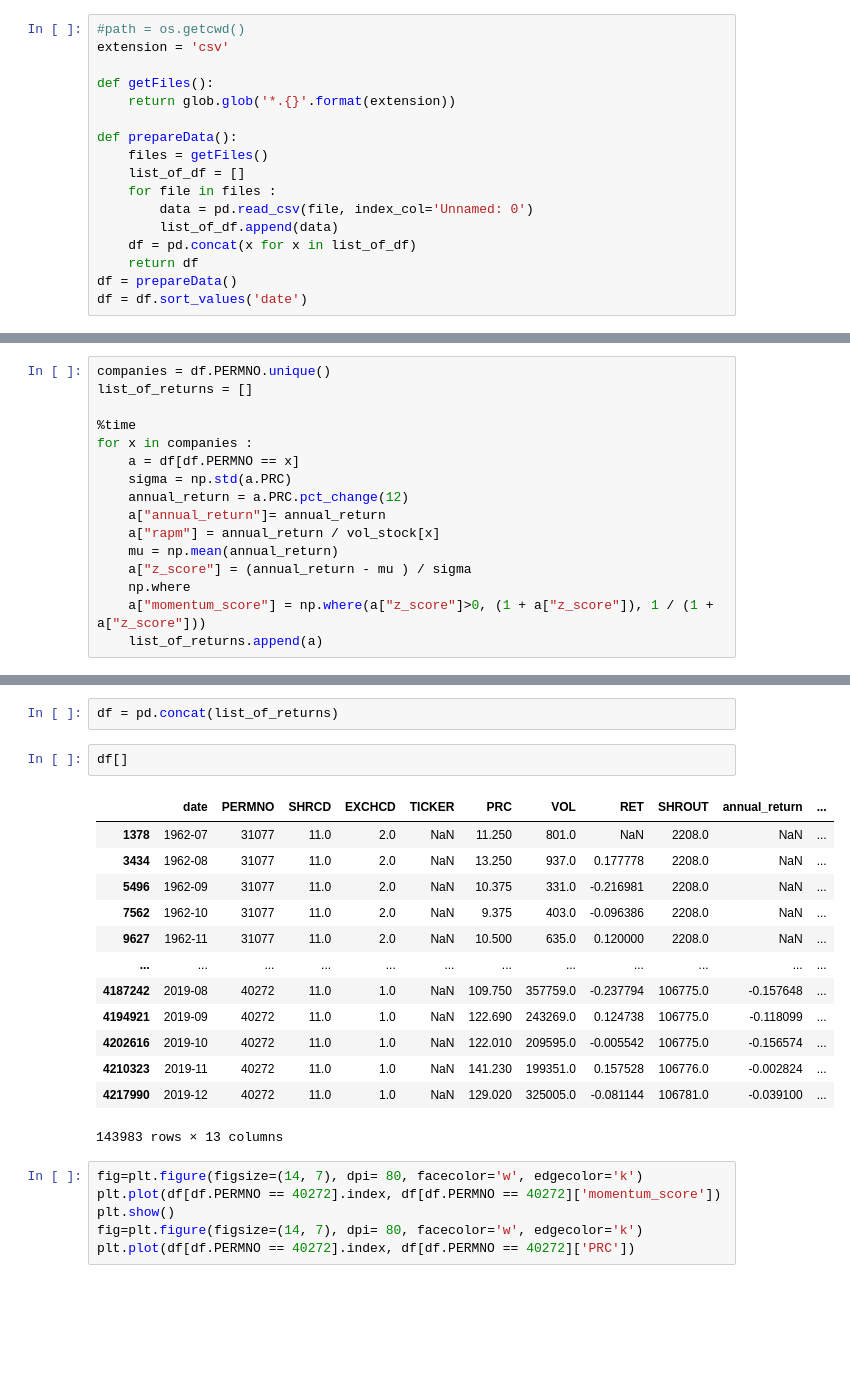
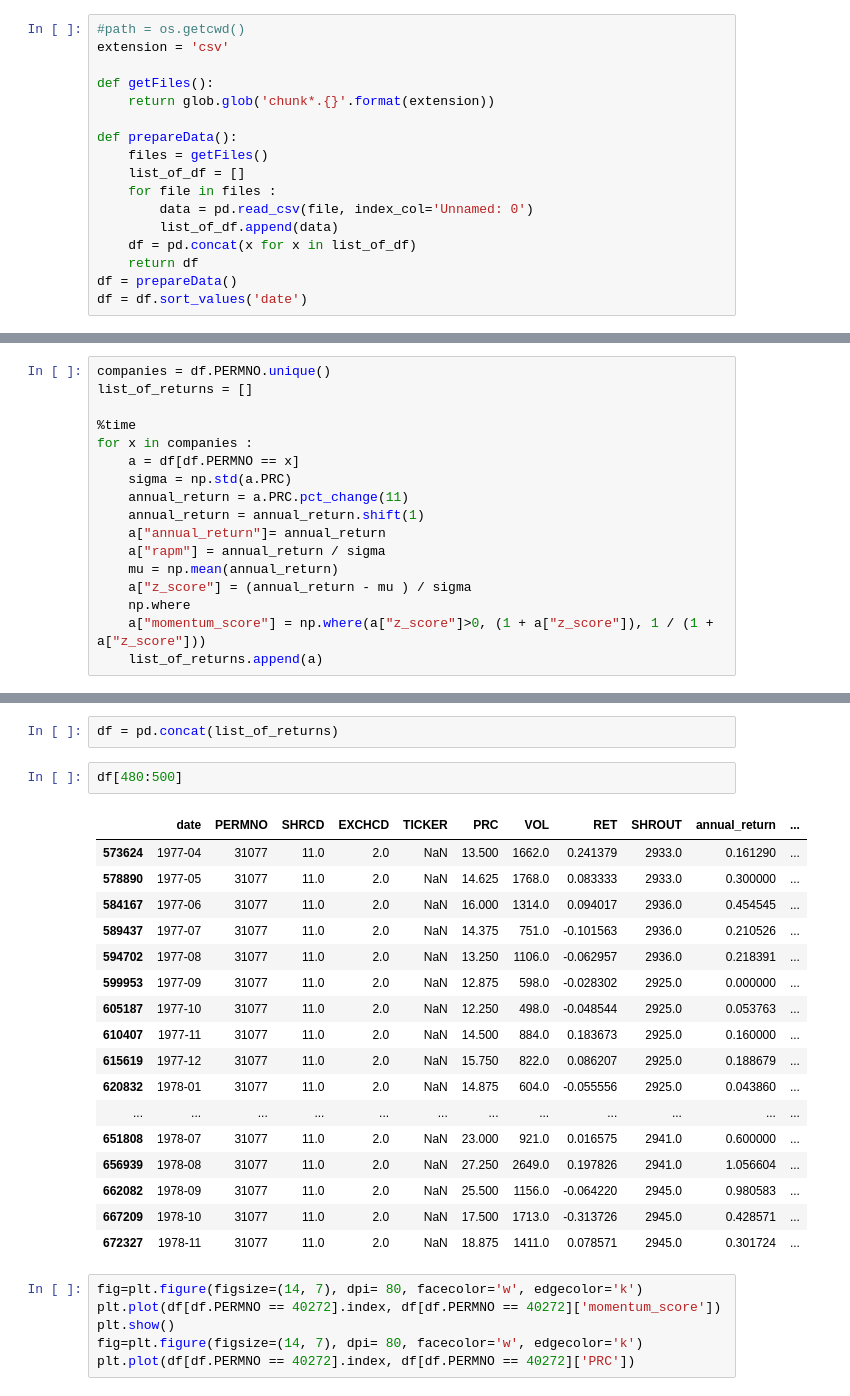
Before and after one commit to nilsjanvier/msc_fbd_portfolflio_trading, a Jupyter notebook: Trading project Midi.ipynb, the cells around one changed output, grey strips where cells are left out. Cells and saved outputs as stored; diff of their text form; blank space fills up the shorter version.

```diff
--- a/Trading project Midi.ipynb
+++ b/Trading project Midi.ipynb
@@ -9,7 +18,7 @@ import matplotlib.pyplot as plt
 extension = 'csv'
 
 def getFiles():
-    return glob.glob('*.{}'.format(extension))
+    return glob.glob('chunk*.{}'.format(extension))
 
 def prepareData():
     files = getFiles()
@@ -92,9 +100,10 @@ list_of_returns = []
 for x in companies :
     a = df[df.PERMNO == x]
     sigma = np.std(a.PRC)
-    annual_return = a.PRC.pct_change(12)
+    annual_return = a.PRC.pct_change(11)
+    annual_return = annual_return.shift(1)
     a["annual_return"]= annual_return
-    a["rapm"] = annual_return / vol_stock[x]
+    a["rapm"] = annual_return / sigma
     mu = np.mean(annual_return)
     a["z_score"] = (annual_return - mu ) / sigma
     np.where
@@ -124,21 +131,25 @@ See the caveats in the documentation: https://pandas.pydata.org/pandas-docs/stab
 # %%
 df = pd.concat(list_of_returns)
 # %%
-df[]
+df[480:500]
 # %% [output]
 |  | date | PERMNO | SHRCD | EXCHCD | TICKER | PRC | VOL | RET | SHROUT | annual_return | ... |
-| 1378 | 1962-07 | 31077 | 11.0 | 2.0 | NaN | 11.250 | 801.0 | NaN | 2208.0 | NaN | ... |
-| 3434 | 1962-08 | 31077 | 11.0 | 2.0 | NaN | 13.250 | 937.0 | 0.177778 | 2208.0 | NaN | ... |
-| 5496 | 1962-09 | 31077 | 11.0 | 2.0 | NaN | 10.375 | 331.0 | -0.216981 | 2208.0 | NaN | ... |
-| 7562 | 1962-10 | 31077 | 11.0 | 2.0 | NaN | 9.375 | 403.0 | -0.096386 | 2208.0 | NaN | ... |
-| 9627 | 1962-11 | 31077 | 11.0 | 2.0 | NaN | 10.500 | 635.0 | 0.120000 | 2208.0 | NaN | ... |
+| 573624 | 1977-04 | 31077 | 11.0 | 2.0 | NaN | 13.500 | 1662.0 | 0.241379 | 2933.0 | 0.161290 | ... |
+| 578890 | 1977-05 | 31077 | 11.0 | 2.0 | NaN | 14.625 | 1768.0 | 0.083333 | 2933.0 | 0.300000 | ... |
+| 584167 | 1977-06 | 31077 | 11.0 | 2.0 | NaN | 16.000 | 1314.0 | 0.094017 | 2936.0 | 0.454545 | ... |
+| 589437 | 1977-07 | 31077 | 11.0 | 2.0 | NaN | 14.375 | 751.0 | -0.101563 | 2936.0 | 0.210526 | ... |
+| 594702 | 1977-08 | 31077 | 11.0 | 2.0 | NaN | 13.250 | 1106.0 | -0.062957 | 2936.0 | 0.218391 | ... |
+| 599953 | 1977-09 | 31077 | 11.0 | 2.0 | NaN | 12.875 | 598.0 | -0.028302 | 2925.0 | 0.000000 | ... |
+| 605187 | 1977-10 | 31077 | 11.0 | 2.0 | NaN | 12.250 | 498.0 | -0.048544 | 2925.0 | 0.053763 | ... |
+| 610407 | 1977-11 | 31077 | 11.0 | 2.0 | NaN | 14.500 | 884.0 | 0.183673 | 2925.0 | 0.160000 | ... |
+| 615619 | 1977-12 | 31077 | 11.0 | 2.0 | NaN | 15.750 | 822.0 | 0.086207 | 2925.0 | 0.188679 | ... |
+| 620832 | 1978-01 | 31077 | 11.0 | 2.0 | NaN | 14.875 | 604.0 | -0.055556 | 2925.0 | 0.043860 | ... |
 | ... | ... | ... | ... | ... | ... | ... | ... | ... | ... | ... | ... |
-| 4187242 | 2019-08 | 40272 | 11.0 | 1.0 | NaN | 109.750 | 357759.0 | -0.237794 | 106775.0 | -0.157648 | ... |
-| 4194921 | 2019-09 | 40272 | 11.0 | 1.0 | NaN | 122.690 | 243269.0 | 0.124738 | 106775.0 | -0.118099 | ... |
-| 4202616 | 2019-10 | 40272 | 11.0 | 1.0 | NaN | 122.010 | 209595.0 | -0.005542 | 106775.0 | -0.156574 | ... |
-| 4210323 | 2019-11 | 40272 | 11.0 | 1.0 | NaN | 141.230 | 199351.0 | 0.157528 | 106776.0 | -0.002824 | ... |
-| 4217990 | 2019-12 | 40272 | 11.0 | 1.0 | NaN | 129.020 | 325005.0 | -0.081144 | 106781.0 | -0.039100 | ... |
+| 651808 | 1978-07 | 31077 | 11.0 | 2.0 | NaN | 23.000 | 921.0 | 0.016575 | 2941.0 | 0.600000 | ... |
+| 656939 | 1978-08 | 31077 | 11.0 | 2.0 | NaN | 27.250 | 2649.0 | 0.197826 | 2941.0 | 1.056604 | ... |
+| 662082 | 1978-09 | 31077 | 11.0 | 2.0 | NaN | 25.500 | 1156.0 | -0.064220 | 2945.0 | 0.980583 | ... |
+| 667209 | 1978-10 | 31077 | 11.0 | 2.0 | NaN | 17.500 | 1713.0 | -0.313726 | 2945.0 | 0.428571 | ... |
+| 672327 | 1978-11 | 31077 | 11.0 | 2.0 | NaN | 18.875 | 1411.0 | 0.078571 | 2945.0 | 0.301724 | ... |
-143983 rows × 13 columns
 # %%
 fig=plt.figure(figsize=(14, 7), dpi= 80, facecolor='w', edgecolor='k')
 plt.plot(df[df.PERMNO == 40272].index, df[df.PERMNO == 40272]['momentum_score'])
```
Also changed, not shown: parts of 14 cells of this notebook.
